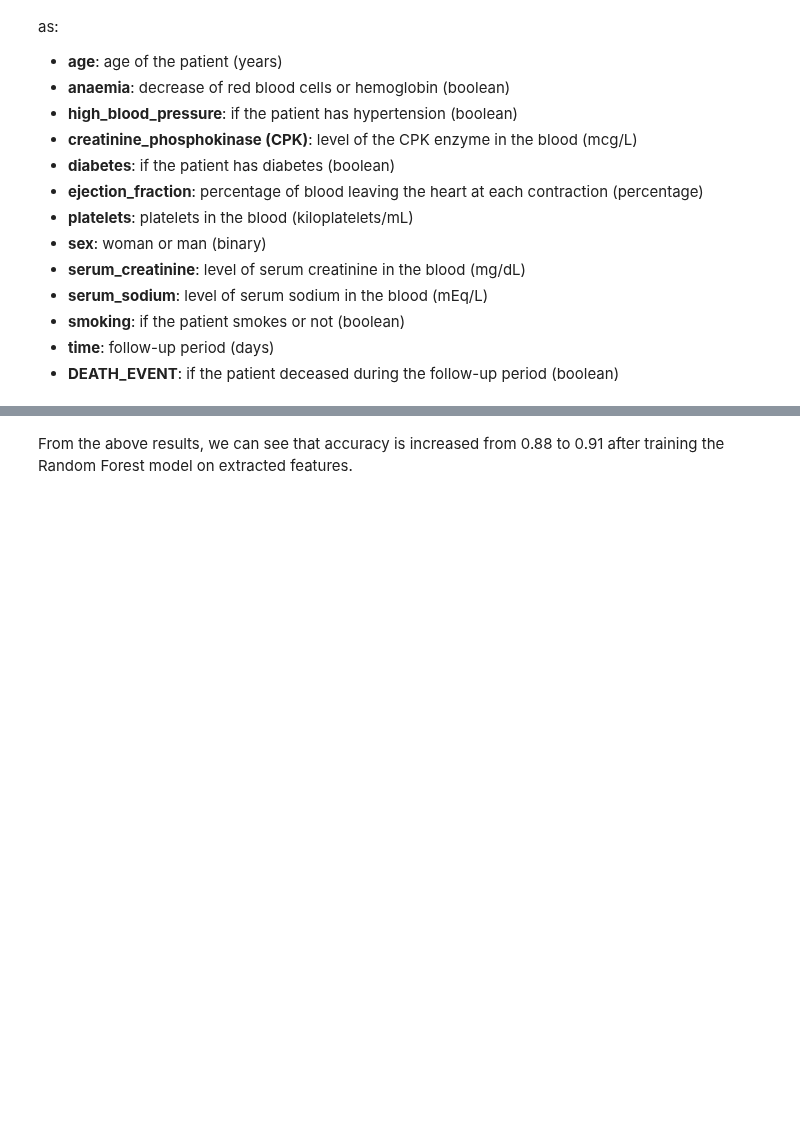
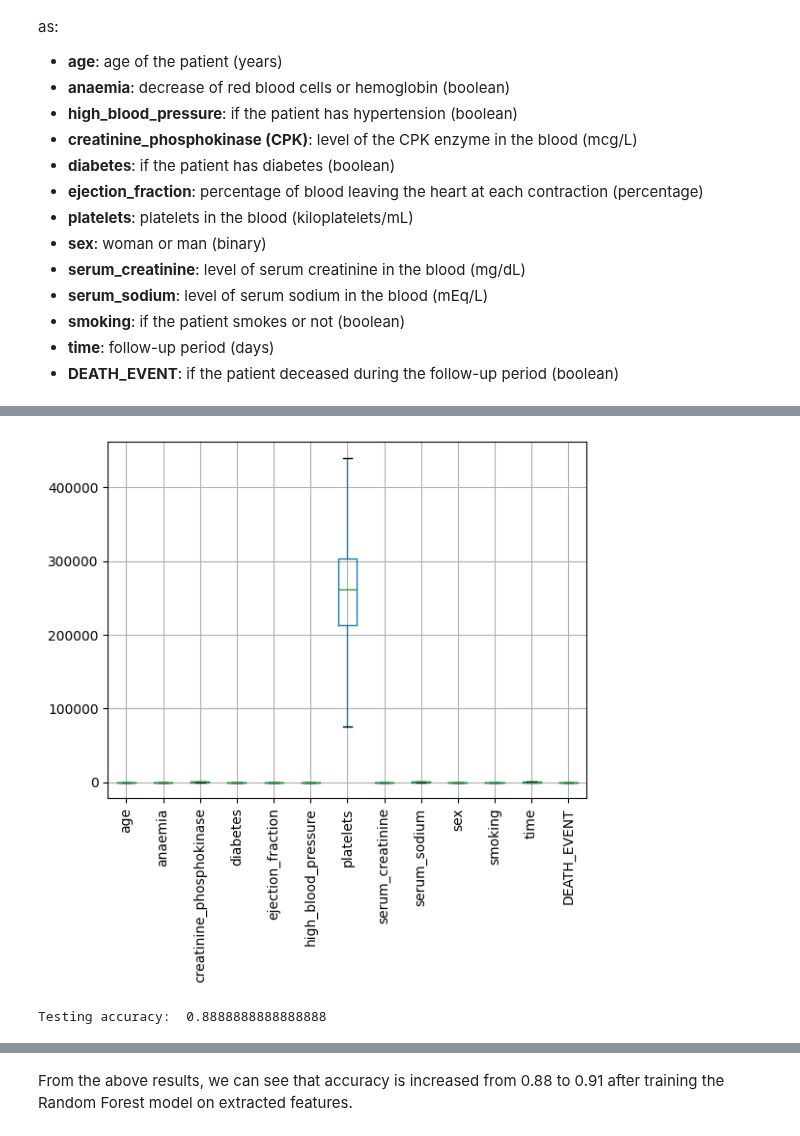
Before and after one commit to deepakk7195/IISC_CDS_DS, a Jupyter notebook: AST_05_Ensemble_Learning_and_Random_Forests.ipynb, the cells around one changed output, grey strips where cells are left out. Cells and saved outputs as stored; diff of their text form; code cells hidden in the pictures; blank space fills up the shorter version.

```diff
--- a/AST_05_Ensemble_Learning_and_Random_Forests.ipynb
+++ b/AST_05_Ensemble_Learning_and_Random_Forests.ipynb
@@ -496,6 +568,7 @@ def handle_outliers(df, colm):
     '''Change the values of outlier to upper and lower whisker values '''
     q1 = df.describe()[colm].loc["25%"]
     # YOUR CODE HERE to create 'q3' using ["75%"]
+    q3 = df.describe()[colm].loc["75%"]
     iqr = q3 - q1
     lower_bound = q1 - (1.5 * iqr)
     upper_bound = q3 + (1.5 * iqr)
@@ -505,12 +578,18 @@ def handle_outliers(df, colm):
         if df.loc[i,colm] < lower_bound:
             df.loc[i,colm]= lower_bound
     # YOUR CODE HERE to return df
+    return df
 
 for colm in outlier_colms:
     df1 = handle_outliers(df1, colm)
 # %%
 # Recheck for outliers
 # YOUR CODE HERE for boxplot using 'df1'
+df1.boxplot()
+plt.xticks(rotation=90)
+plt.show()
+# %% [output]
+[figure, added]
 # %%
 # Split dataset into training and testing set, considering all features for prediction
 X = df1.iloc[:, :-1].values
@@ -520,8 +599,11 @@ X_train, X_test, y_train, y_test = train_test_split(X, y, test_size = 0.3, strat
 # Random Forest classifier
 rf = RandomForestClassifier(n_estimators=400, random_state=123)
 # YOUR CODE HERE to fit 'rf' on (X_train, y_train)
+rf.fit(X_train, y_train)
 test_acc = accuracy_score(y_test, rf.predict(X_test))
 print("Testing accuracy: ", test_acc)
+# %% [output]
+Testing accuracy:  0.8888888888888888
 # %%
 # Feature Importance plot
 plt.bar(df1.columns[:-1], rf.feature_importances_ * 100)
```
Also changed, not shown: parts of 26 cells of this notebook.
